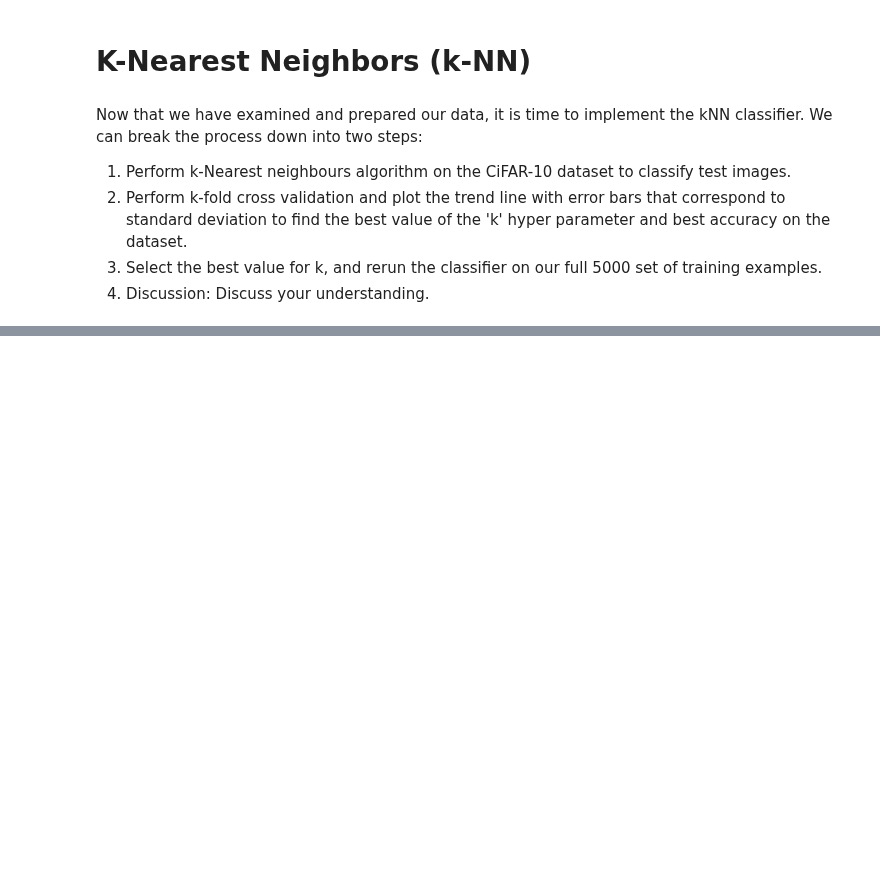
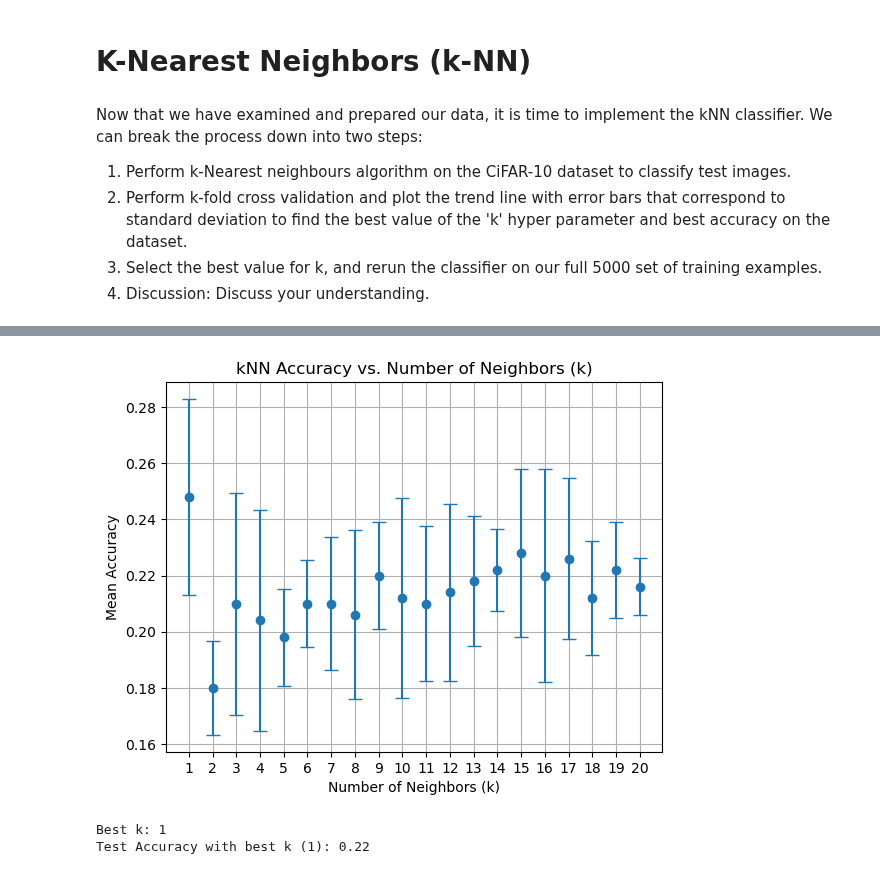
Before and after one commit to Computer-Vision-Group-F/Assignment1, a Jupyter notebook: knn.ipynb, the cells around one changed output, grey strips where cells are left out. Saved outputs shown, nothing was run; the diff lists cells and outputs as text; code cells hidden in the pictures; blank space fills up the shorter version.

```diff
--- a/knn.ipynb
+++ b/knn.ipynb
@@ -226,0 +150,37 @@ print('Test set accuracy with best k:', test_accuracy)
+# %%
+# k-fold cross-validation
+k_values = range(1, 21)  # Range of k values to test
+mean_accuracies = []
+std_devs = []
+
+for k in k_values:
+    # Cross-validation scores
+    cv_scores = cross_val_score(KNeighborsClassifier(n_neighbors=k), X_train, y_train, cv=5)  # 5-fold CV
+    mean_accuracies.append(cv_scores.mean())
+    std_devs.append(cv_scores.std())
+
+# Plotting the results
+plt.errorbar(k_values, mean_accuracies, yerr=std_devs, fmt='o', capsize=5)
+plt.title('kNN Accuracy vs. Number of Neighbors (k)')
+plt.xlabel('Number of Neighbors (k)')
+plt.ylabel('Mean Accuracy')
+plt.xticks(k_values)
+plt.grid()
+plt.show()
+# %% [output]
+[figure, added]
+# %%
+# Selecting the best k
+best_k = k_values[np.argmax(mean_accuracies)]
+print(f"Best k: {best_k}")
+
+# Re-train the kNN classifier on the full training dataset
+final_knn = KNeighborsClassifier(n_neighbors=best_k)
+final_knn.fit(X_train, y_train)
+
+# Evaluate on the test set
+test_accuracy = final_knn.score(X_test, y_test)
+print(f"Test Accuracy with best k ({best_k}): {test_accuracy}")
+# %% [output]
+Best k: 1
+Test Accuracy with best k (1): 0.22
```
Also changed, not shown: parts of 6 cells of this notebook.
